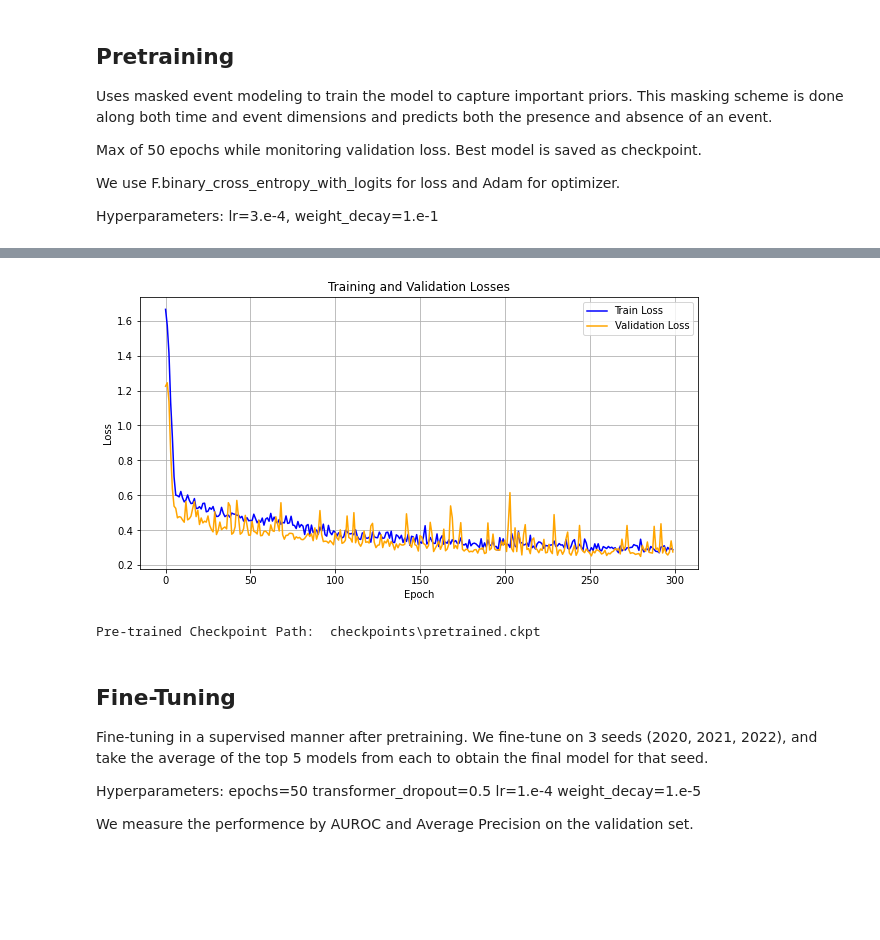
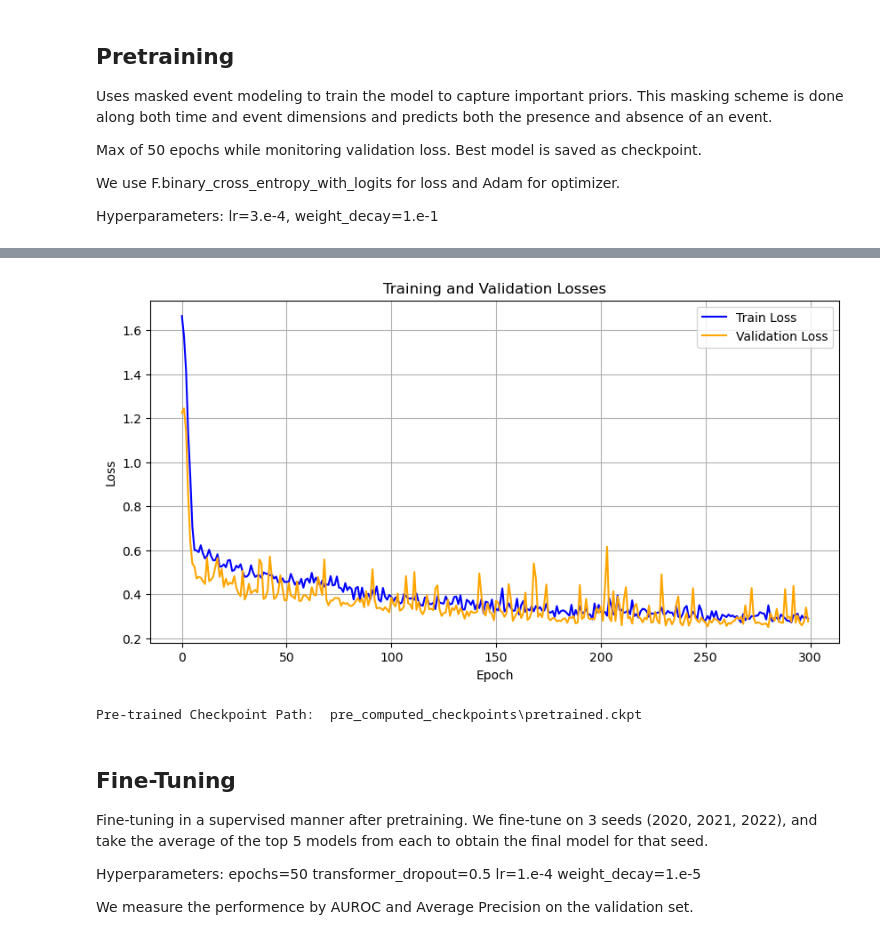
Before and after one commit to Spoon7227/CS598DL-Project, a Jupyter notebook: DL4H_Team_77.ipynb, the cells around one changed output, grey strips where cells are left out. Drawn from its saved outputs; the diff is of its cells as text; code cells hidden in the pictures; blank space fills up the shorter version.

```diff
--- a/DL4H_Team_77.ipynb
+++ b/DL4H_Team_77.ipynb
@@ -407,40 +416,43 @@ if training:
 	trainer = pl.Trainer(gpus=gpus, logger=logger, num_sanity_val_steps=2, max_epochs=300,
 			gradient_clip_val=1.0, callbacks=[warmup, checkpoint])
 	trainer.fit(pretrain_model, dm)
+# %%
+def plot_pretrain(file_path):
+	df = pd.read_csv(file_path)
+
+	val_loss = df['val_loss'].dropna().to_numpy()
+	train_loss = df['train_loss'].dropna().to_numpy()
+
+	# Visualize train/val loss metrics
+	plt.figure(figsize=(10, 5))
+	plt.plot(train_loss, label='Train Loss', color='blue')
+	plt.plot(val_loss, label='Validation Loss', color='orange')
+	plt.xlabel('Epoch')
+	plt.ylabel('Loss')
+	plt.title('Training and Validation Losses')
+	plt.legend()
+	plt.grid(True)
+	plt.show()
 # %%
 if training:
 	versions = [int(version.split("_")[1]) for version in os.listdir("logs/pre_train") if version.startswith("version_")]
 	versions.sort(reverse=True)
 	file_path = os.path.join("logs/pre_train", f"version_{versions[0]}", "metrics.csv")
 else:
 	file_path = "metrics/pre_train_metrics.csv"
 
-df = pd.read_csv(file_path)
-
-val_loss = df['val_loss'].dropna().to_numpy()
-train_loss = df['train_loss'].dropna().to_numpy()
+plot_pretrain(file_path)
+# %% [output]
+[figure, added]
-# %%
-# Visualize train/val loss metrics
-plt.figure(figsize=(10, 5))
-plt.plot(train_loss, label='Train Loss', color='blue')
-plt.plot(val_loss, label='Validation Loss', color='orange')
-plt.xlabel('Epoch')
-plt.ylabel('Loss')
-plt.title('Training and Validation Losses')
-plt.legend()
-plt.grid(True)
-plt.show()
-# %% [output]
-[figure, removed]
 # %%
 if training:
 	pretrained_path = checkpoint.best_model_path
 else:
-	pretrained_path = "checkpoints\pretrained.ckpt"
+	pretrained_path = "pre_computed_checkpoints\pretrained.ckpt"
 
 print("Pre-trained Checkpoint Path: ", pretrained_path)
 # %% [output]
-Pre-trained Checkpoint Path:  checkpoints\pretrained.ckpt
+Pre-trained Checkpoint Path:  pre_computed_checkpoints\pretrained.ckpt
 # %% [markdown]
 ## Fine-Tuning
 
```
Also changed, not shown: parts of 26 cells of this notebook, 42 other files.
